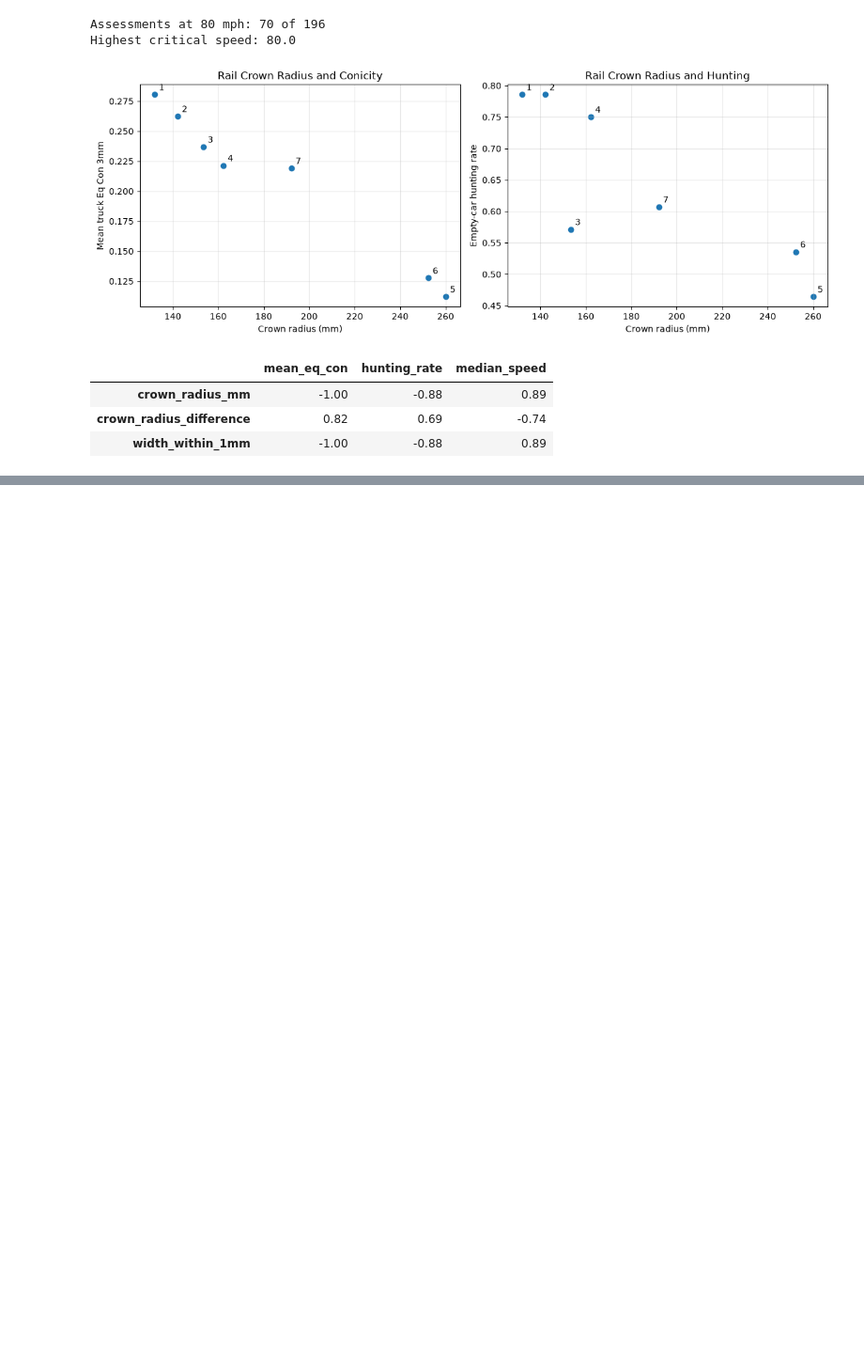
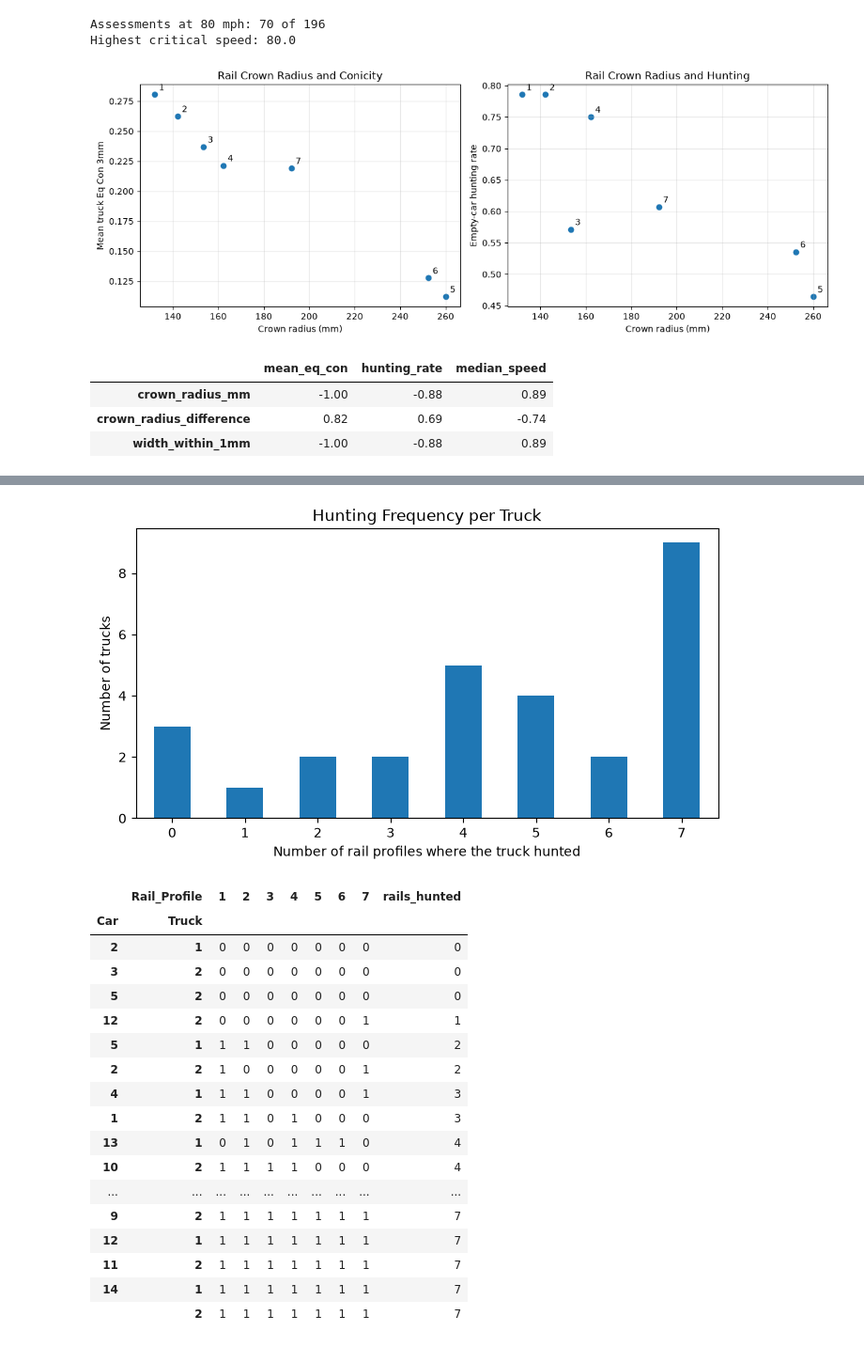
Before and after one commit to smathurc/MxV-Wheel-Profile, a Jupyter notebook: notebooks/03_rail_profiles.ipynb, the cells around one changed output, grey strips where cells are left out. Shown at 94% size. Drawn from its saved outputs; the diff is of its cells as text; code cells hidden in the pictures; blank space fills up the shorter version.

```diff
--- a/notebooks/03_rail_profiles.ipynb
+++ b/notebooks/03_rail_profiles.ipynb
@@ -248,0 +280,10 @@ display(
+# %%
+truck_results["truck_id"] = truck_results["Car"].astype(str) + "-" + truck_results["Truck"].astype(str)
+
+overall_mean = truck_results["critical_speed"].mean()
+total_variation = ((truck_results["critical_speed"] - overall_mean) ** 2).sum()
+
+for group in ["Rail_Profile", "truck_id"]:
+    group_means = truck_results.groupby(group)["critical_speed"].transform("mean")
+    share = ((group_means - overall_mean) ** 2).sum() / total_variation
+    print(f"{group}: {share:.0%} of the variation in critical speed")
@@ -248,0 +299,34 @@ display(
+# %%
+hunting_table = truck_results.pivot_table(
+    index=["Car", "Truck"], columns="Rail_Profile", values="hunted", aggfunc="first"
+).astype(int)
+hunting_table["rails_hunted"] = hunting_table.sum(axis=1)
+
+hunting_table["rails_hunted"].value_counts().sort_index().plot(kind="bar", figsize=(8, 4))
+plt.xlabel("Number of rail profiles where the truck hunted")
+plt.ylabel("Number of trucks")
+plt.title("Hunting Frequency per Truck")
+plt.xticks(rotation=0)
+plt.show()
+
+display(hunting_table.sort_values("rails_hunted"))
+# %% [output]
+[figure, added]
+|  | Rail_Profile | 1 | 2 | 3 | 4 | 5 | 6 | 7 | rails_hunted |
+| Car | Truck |  |  |  |  |  |  |  |  |
+| 2 | 1 | 0 | 0 | 0 | 0 | 0 | 0 | 0 | 0 |
+| 3 | 2 | 0 | 0 | 0 | 0 | 0 | 0 | 0 | 0 |
+| 5 | 2 | 0 | 0 | 0 | 0 | 0 | 0 | 0 | 0 |
+| 12 | 2 | 0 | 0 | 0 | 0 | 0 | 0 | 1 | 1 |
+| 5 | 1 | 1 | 1 | 0 | 0 | 0 | 0 | 0 | 2 |
+| 2 | 2 | 1 | 0 | 0 | 0 | 0 | 0 | 1 | 2 |
+| 4 | 1 | 1 | 1 | 0 | 0 | 0 | 0 | 1 | 3 |
+| 1 | 2 | 1 | 1 | 0 | 1 | 0 | 0 | 0 | 3 |
+| 13 | 1 | 0 | 1 | 0 | 1 | 1 | 1 | 0 | 4 |
+| 10 | 2 | 1 | 1 | 1 | 1 | 0 | 0 | 0 | 4 |
+| ... | ... | ... | ... | ... | ... | ... | ... | ... | ... |
+| 9 | 2 | 1 | 1 | 1 | 1 | 1 | 1 | 1 | 7 |
+| 12 | 1 | 1 | 1 | 1 | 1 | 1 | 1 | 1 | 7 |
+| 11 | 2 | 1 | 1 | 1 | 1 | 1 | 1 | 1 | 7 |
+| 14 | 1 | 1 | 1 | 1 | 1 | 1 | 1 | 1 | 7 |
+|  | 2 | 1 | 1 | 1 | 1 | 1 | 1 | 1 | 7 |
```
Also changed, not shown: parts of 9 cells of this notebook.
